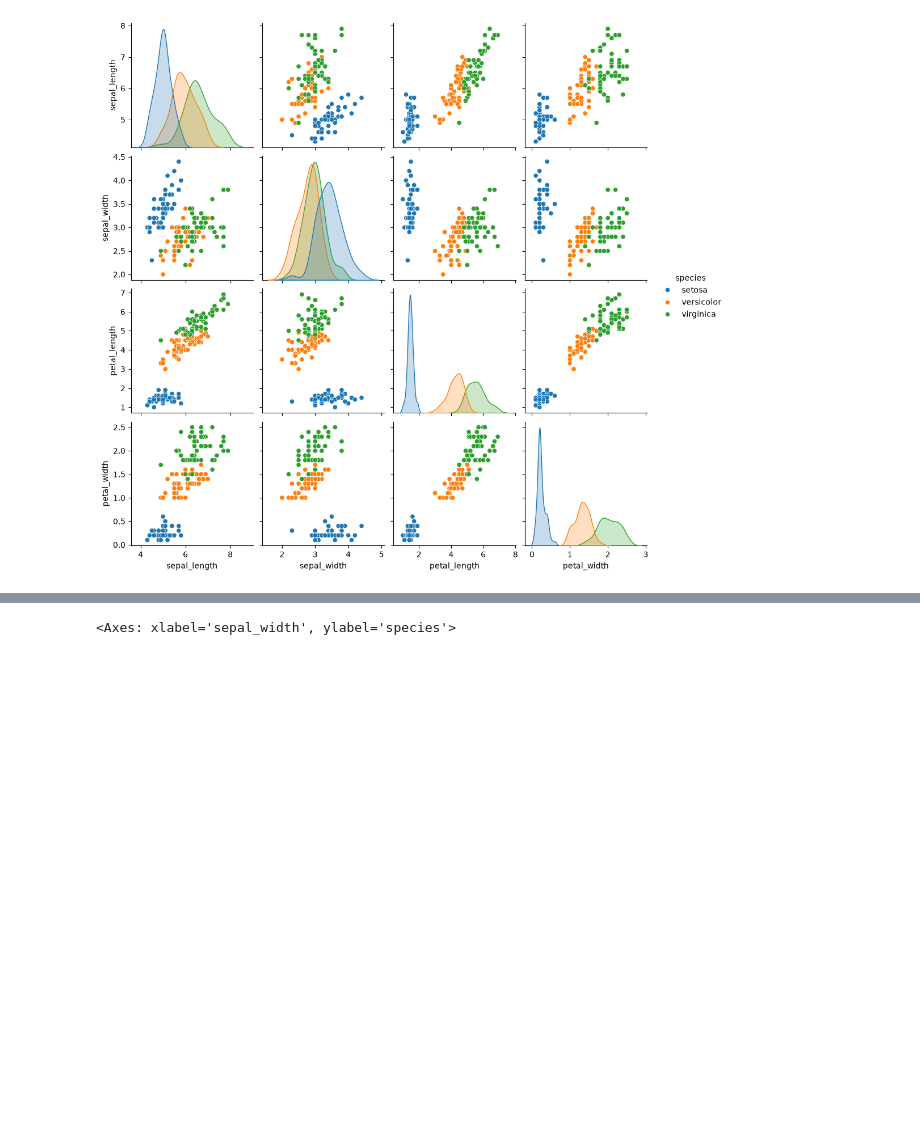
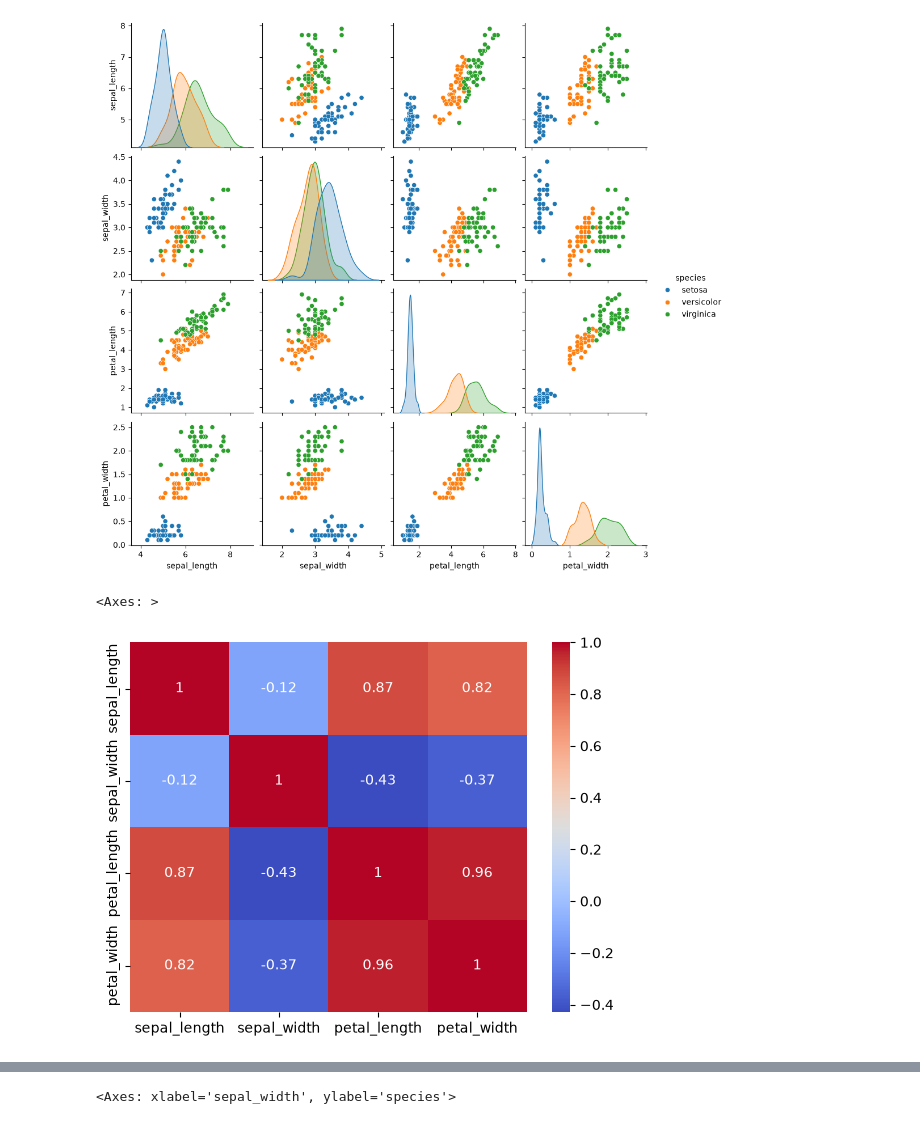
Before and after one commit to albertgiles11/Iris_Classification, a Jupyter notebook: iris.ipynb, the cells around one changed output, grey strips where cells are left out. Cells and saved outputs as stored; diff of their text form; code cells hidden in the pictures; blank space fills up the shorter version.

```diff
--- a/iris.ipynb
+++ b/iris.ipynb
@@ -23,3 +42,8 @@ sns.pairplot(df,hue="species")
 # %% [output]
 <seaborn.axisgrid.PairGrid at 0x...>
 [figure]
+# %%
+sns.heatmap(df.corr(numeric_only=True),annot=True,cmap="coolwarm")
+# %% [output]
+<Axes: >
+[figure, added]
```
Also changed, not shown: parts of 19 cells of this notebook.
